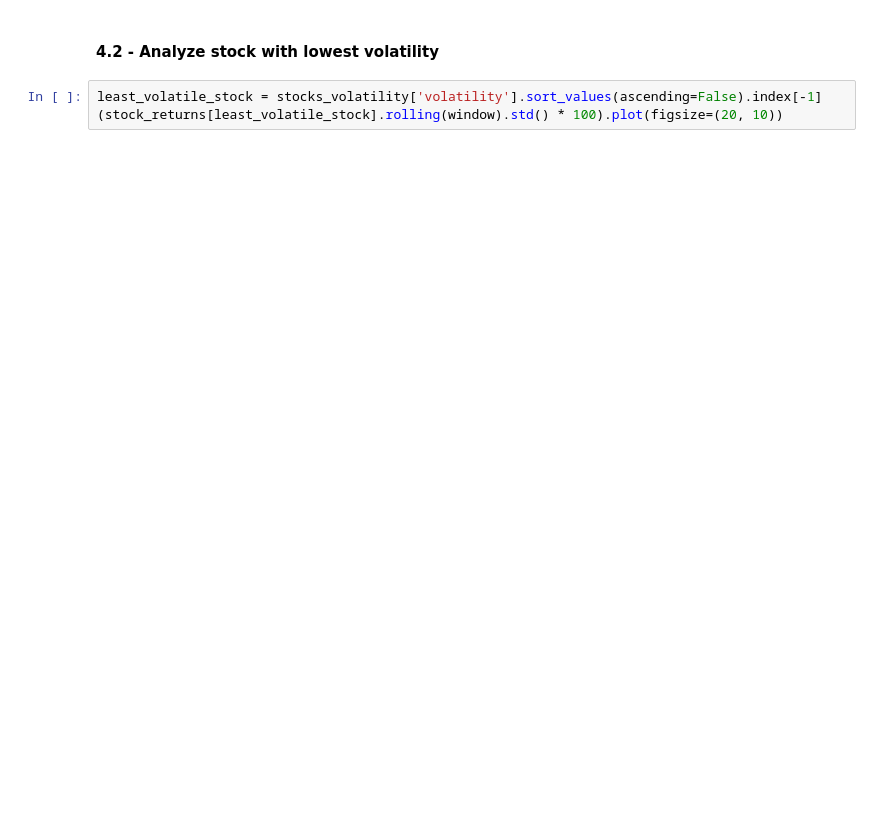
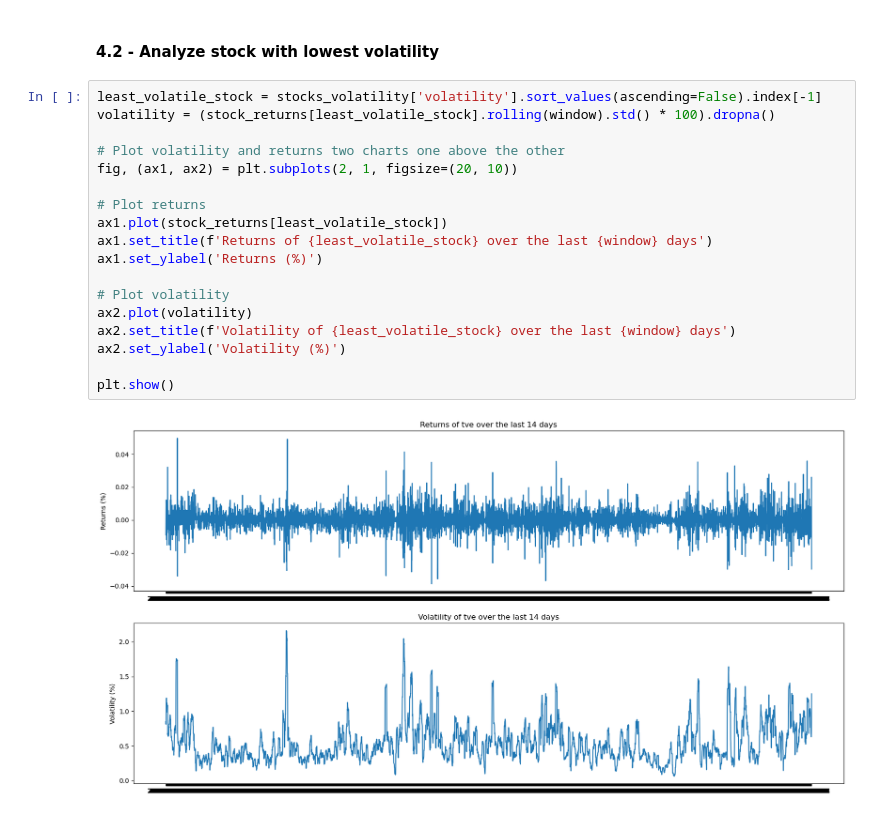
Before and after one commit to EladioRocha/momentum-trading-ml, a Jupyter notebook: stock_analysis.ipynb, the cells around one changed output. Cells and saved outputs as stored; diff of their text form; blank space fills up the shorter version.

```diff
--- a/stock_analysis.ipynb
+++ b/stock_analysis.ipynb
@@ -278,5 +311,22 @@ monthly_returns.plot(figsize=(20, 10))
 # %% [markdown]
 #### 4.2 - Analyze stock with lowest volatility <a id="4.2"></a>
-# %%
-least_volatile_stock = stocks_volatility['volatility'].sort_values(ascending=False).index[-1]
-(stock_returns[least_volatile_stock].rolling(window).std() * 100).plot(figsize=(20, 10))
+# %%
+least_volatile_stock = stocks_volatility['volatility'].sort_values(ascending=False).index[-1]
+volatility = (stock_returns[least_volatile_stock].rolling(window).std() * 100).dropna()
+
+# Plot volatility and returns two charts one above the other
+fig, (ax1, ax2) = plt.subplots(2, 1, figsize=(20, 10))
+
+# Plot returns
+ax1.plot(stock_returns[least_volatile_stock])
+ax1.set_title(f'Returns of {least_volatile_stock} over the last {window} days')
+ax1.set_ylabel('Returns (%)')
+
+# Plot volatility
+ax2.plot(volatility)
+ax2.set_title(f'Volatility of {least_volatile_stock} over the last {window} days')
+ax2.set_ylabel('Volatility (%)')
+
+plt.show()
+# %% [output]
+[figure, added]
```
Also changed, not shown: parts of 8 cells of this notebook.
